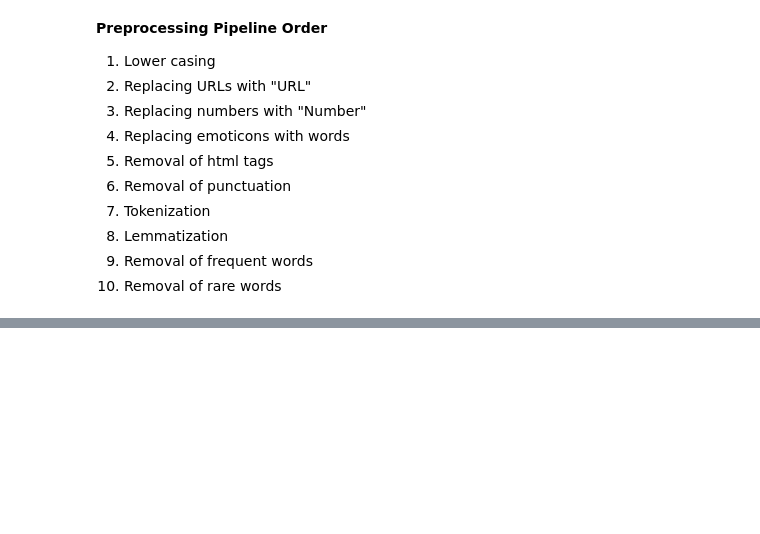
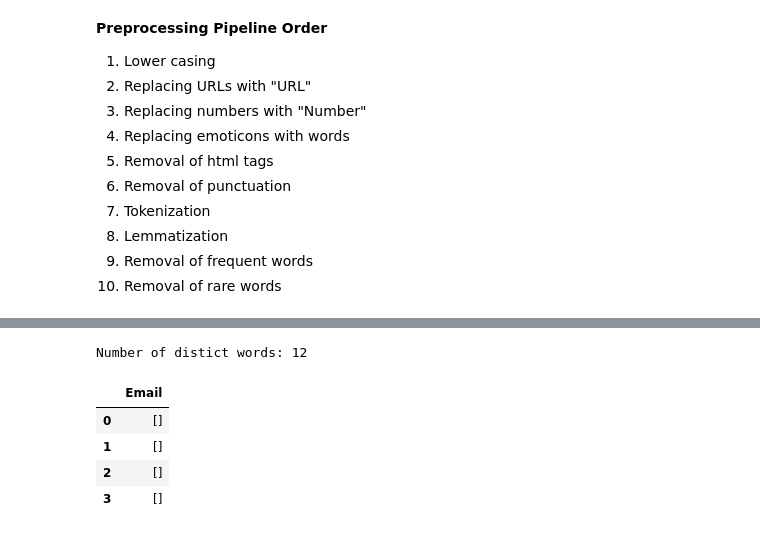
Before and after one commit to F-Fer/HOML-3_Exercises, a Jupyter notebook: MySolutions/Chapter-3/Notebooks/Chapter-3_Exc-4_DataExploration.ipynb, the cells around one changed output, grey strips where cells are left out. Drawn from its saved outputs; the diff is of its cells as text; code cells hidden in the pictures; blank space fills up the shorter version.

```diff
--- a/MySolutions/Chapter-3/Notebooks/Chapter-3_Exc-4_DataExploration.ipynb
+++ b/MySolutions/Chapter-3/Notebooks/Chapter-3_Exc-4_DataExploration.ipynb
@@ -289,11 +295,13 @@ def preprocess_email(email:str):
     tokens = text.split(" ") # tokenization with " "
     tokens = lemmatize_words(tokens) # lemmatization
 # %%
+from nltk import word_tokenize
+
+nltk.download('punkt_tab')
+
 class TextPreprocessingSteps:
-    def __init__(self, X, frequent_words, rare_words):
+    def __init__(self, X):
         self.X = X
-        self.frequent_words = frequent_words
-        self.rare_words = rare_words
         self.url_pattern = r'http[s]?://(?:[a-zA-Z]|[0-9]|[$-_@.&+]|[!*\\(\\),]|(?:%[0-9a-fA-F][0-9a-fA-F]))+'
         self.lemmatizer = WordNetLemmatizer()
         self.emoticons = {
@@ -307,20 +315,29 @@ class TextPreprocessingSteps:
         self.pattern = re.compile('|'.join(re.escape(emoticon) for emoticon in self.emoticons.keys()))
 
     def to_lower(self):
-        self.X = self.X.apply(email.lower())
+        self.X = self.X.apply(str.lower)
         return self
 
     def replace_urls(self):
-        self.X = self.X.apply(lambda X: re.sub(self.url_pattern, 'URL', X))
+        self.X = self.X.apply(lambda X: re.sub(self.url_pattern, ' URL ', X))
         return self
 
     def replace_numbers(self):
-        number_pattern = r'\d+'
-        self.X = self.X.apply(lambda X: re.sub(number_pattern, 'NUMBER', X))
+        """
+        number_pattern = r'\s\d+\s'
+        self.X = self.X.apply(lambda X: re.sub(number_pattern, ' NUMBER ', X))
+        return self
+        """
+        self.X = self.X.apply(lambda x: ['NUMBER' if word.isnumeric() else word for word in x])
         return self
 
     def replace_emoticons(self):
         self.X = self.X.apply(lambda X: self.pattern.sub(lambda match: self.emoticons[match.group(0)], X))
+        return self
+
+    def replace_emails(self):
+        email_pattern = re.compile(r"[a-zA-Z0-9_.+-]+@[a-zA-Z0-9-]+\.[a-zA-Z0-9-.]+")
+        self.X = self.X.apply(lambda X: re.sub(email_pattern, ' EMAIL ', str(X)))
         return self
 
     def remove_html_tags(self):
@@ -332,19 +349,19 @@ class TextPreprocessingSteps:
         return self
 
     def tokenize(self):
-        self.X = self.X.apply(str.split(" "))
+        self.X = self.X.apply(word_tokenize)
         return self
 
     def lemmatize_words(self):
         self.X = self.X.apply(lambda X: [self.lemmatizer.lemmatize(word) for word in X])
         return self
 
-    def remove_frequent_words(self):
-        self.X = self.X.apply(lambda X: [word for word in X if word not in self.frequent_words])
+    def remove_frequent_words(self, frequent_words):
+        self.X = self.X.apply(lambda X: [word for word in X if word not in frequent_words])
         return self
 
-    def remove_rare_words(self):
-        self.X = self.X.apply(lambda X: [word for word in X if word not in self.rare_words])
+    def remove_rare_words(self, rare_words):
+        self.X = self.X.apply(lambda X: [word for word in X if word not in rare_words])
         return self
 
     def get_X(self):
@@ -388,7 +427,7 @@ from sklearn.pipeline import Pipeline
 from sklearn.preprocessing import FunctionTransformer
 
 preprocessing = Pipeline([
-    ("freqRareWordRomover", TextPreprocessingTransformer(20, 200))
+    ("freqRareWordRomover", TextPreprocessingTransformer(20, 4000))
 ])
 # %%
 X_df = pd.DataFrame(X)
@@ -398,3 +437,14 @@ X_df.shape
+# %%
+df = pd.DataFrame(['hallo das ist eine 1234 Zahl', 'Das ist ein :) smiley', 'Das ist eine https://www.nltk.org/data.html URL', 'Das ist eine dieckmann245@dirk.com.de'], columns=["Email"])
+df_preprocessed = preprocessing.fit_transform(df)
+df_preprocessed
+# %% [output]
+Number of distict words: 12
+|  | Email |
+| 0 | [] |
+| 1 | [] |
+| 2 | [] |
+| 3 | [] |
 # %%
 preprocessed_emails = preprocessing.fit_transform(X_df)
 # %% [output]
```
Also changed, not shown: parts of 14 cells of this notebook, 2 other files.
